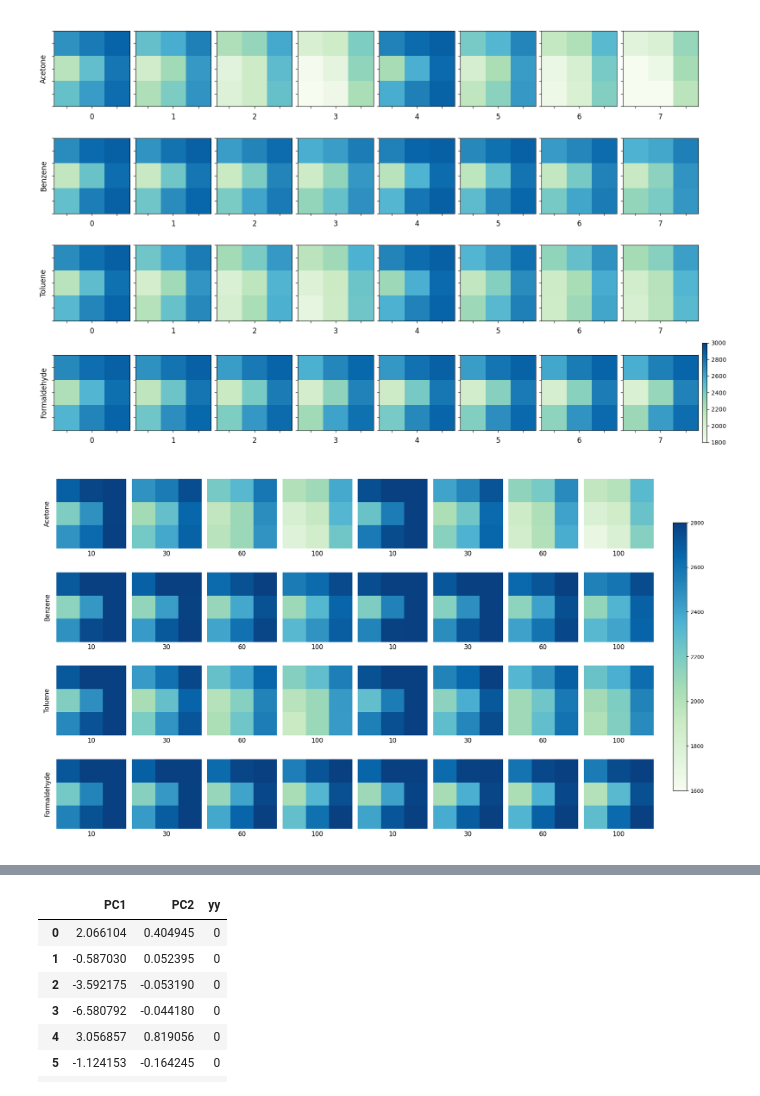
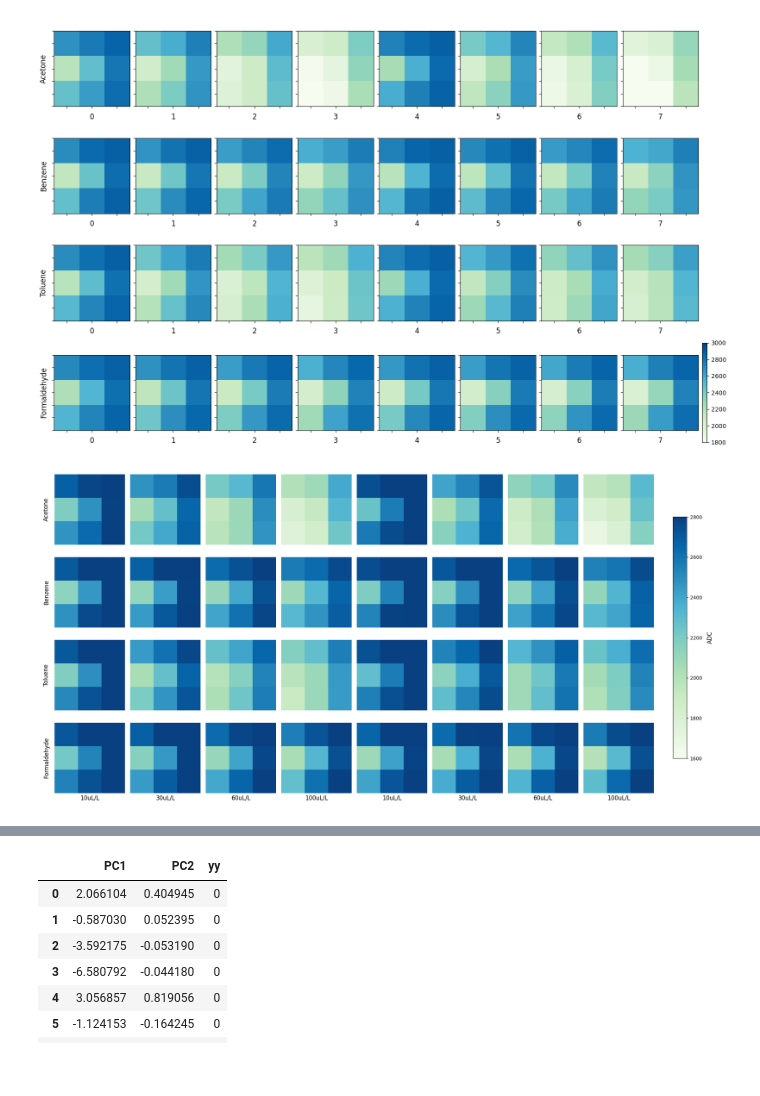
Before and after one commit to Jonathanchan1996/waterpaper, a Jupyter notebook: water3x3_classifi.ipynb, the cells around one changed output, grey strips where cells are left out. Saved outputs shown, nothing was run; the diff lists cells and outputs as text; code cells hidden in the pictures; blank space fills up the shorter version.

```diff
--- a/water3x3_classifi.ipynb
+++ b/water3x3_classifi.ipynb
@@ -351,38 +351,40 @@ plt.close('all')
 fig, ax = plt.subplots(
     ncols=key_df['yy'].value_counts()[0],  # 8 for images + 1 for the colorbar
     nrows=key_df['yy'].max() + 1,  # Based on the unique 'yy' values
-    figsize=(18, 10)  # Increase width slightly for colorbar space
+    figsize=(20, 10)  # Increase width slightly for colorbar space
 )
 
 # Iterate through rows of the DataFrame and create subplots
 for index, row in key_df.iterrows():
     thisAx = ax[row['yy'], index % 8]  # Use the first 8 columns for images
     gasMat = np.reshape(
         row[[f'px{i}' for i in range(0, 9)]].to_numpy().astype(np.int64),
         (-1, 3)
     ).astype(int)
     im = thisAx.imshow(gasMat, cmap='GnBu', vmin=1600, vmax=2800, interpolation='nearest')
 
     if index % 8 == 0:
         thisAx.set_ylabel(myTest[row['yy']].liquLabel, fontsize=12)
-    thisAx.set_xlabel(row['conc'], fontsize=12)
+    if row['yy'] == key_df['yy'].max():
+        xLab = row['conc']
+        thisAx.set_xlabel(f'{xLab}uL/L', fontsize=12)
 
 # Remove tick labels from all subplots
 for rowAx in ax:
     for thisAx in rowAx:  # Skip the last column (colorbar column)
         for side in ['top','right','bottom','left']:
             thisAx.spines[side].set_visible(False)
         thisAx.tick_params(axis='both',which='both',labelbottom=False,bottom=False,left=False)
         thisAx.set_yticklabels([])
         thisAx.set_xticklabels([])
 
 # Use the entire 9th column for a single colorbar
 cbar_ax = fig.add_axes([0.92, 0.15, 0.02, 0.7])  # Define the position of the colorbar
 fig.colorbar(im, cax=cbar_ax, orientation='vertical')  # Add the single colorbar
-# cbar_ax.set_ylabel("ADC", fontsize=12, labelpad=10)  # Label for the colorbar
+cbar_ax.set_ylabel("ADC", fontsize=12, labelpad=10)  # Label for the colorbar
 cbar_ax.tick_params(labelsize=10)  # Adjust tick size
 
 # Adjust layout
 fig.tight_layout(rect=[0, 0, 0.9, 1])  # Leave space for the colorbar
 # %% [output]
-[figure, old version]
+[figure, new version]
```
Also changed, not shown: parts of 11 cells of this notebook.
